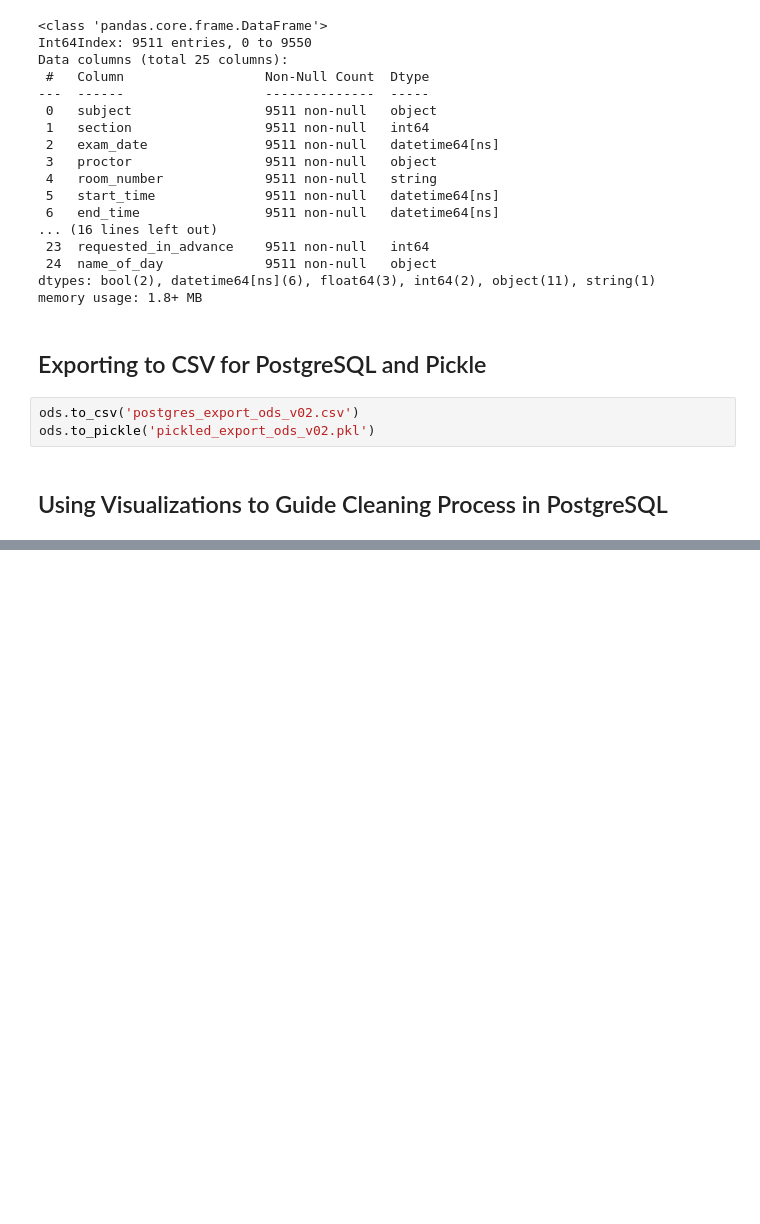
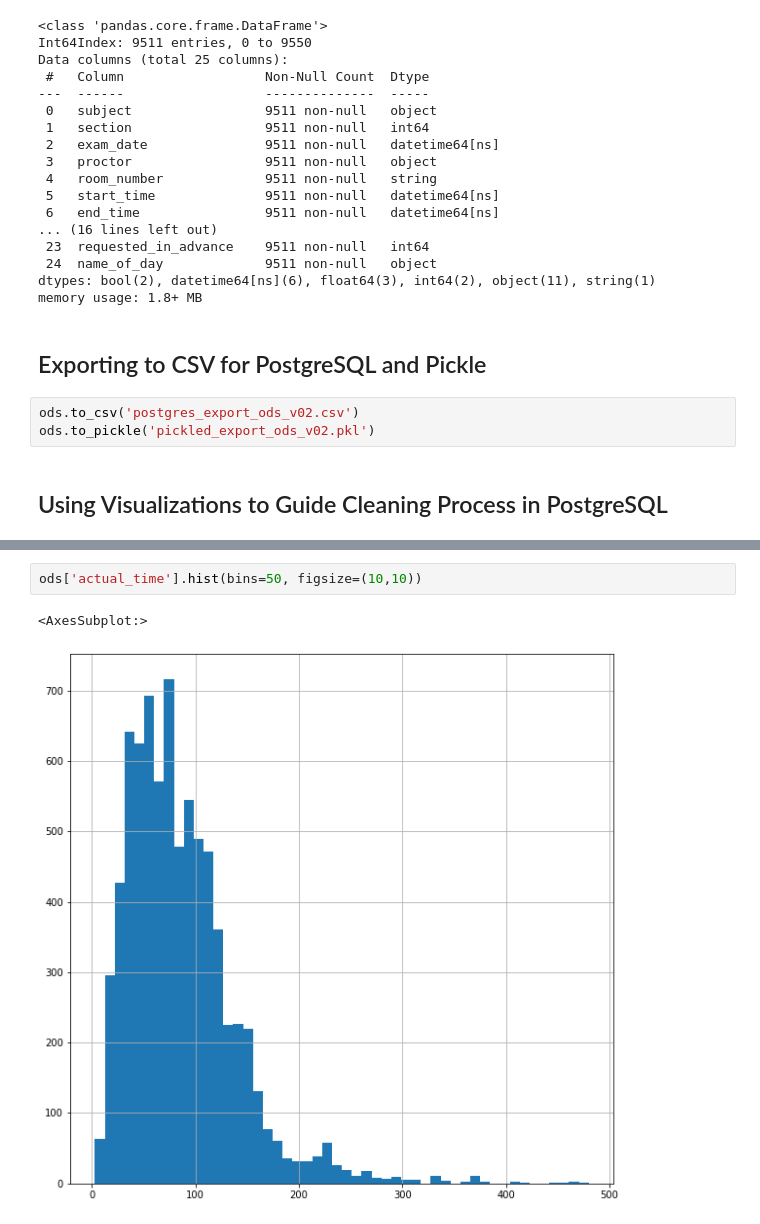
Before and after one commit to dihoxy/ODS-Test-Center-Project, a Jupyter notebook: Handling Outliers and Basic Exploratory Analysis_v02.ipynb, the cells around one changed output, grey strips where cells are left out. Saved outputs shown, nothing was run; the diff lists cells and outputs as text; blank space fills up the shorter version.

```diff
--- a/Handling Outliers and Basic Exploratory Analysis_v02.ipynb
+++ b/Handling Outliers and Basic Exploratory Analysis_v02.ipynb
@@ -515,3 +506,8 @@ Name: actual_time, dtype: float64
+# %%
+ods['actual_time'].hist(bins=50, figsize=(10,10))
+# %% [output]
+<AxesSubplot:>
+[figure, added]
 # %%
 ods['allotted_time'].plot(kind='box', figsize=(10,10))
 # %% [output]
```
Also changed, not shown: parts of 32 cells of this notebook, 1 other file.
